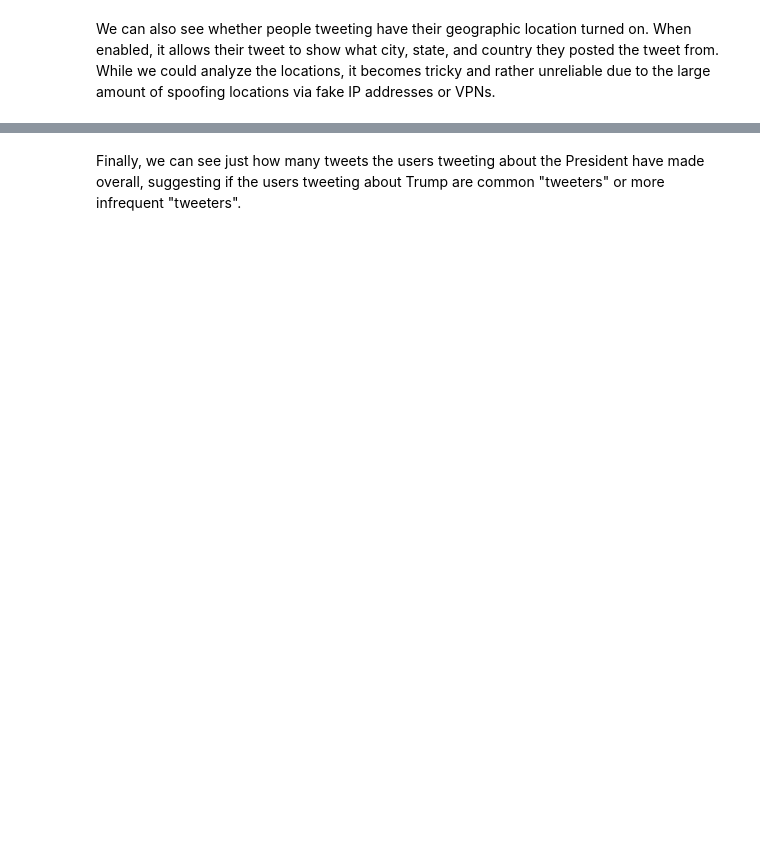
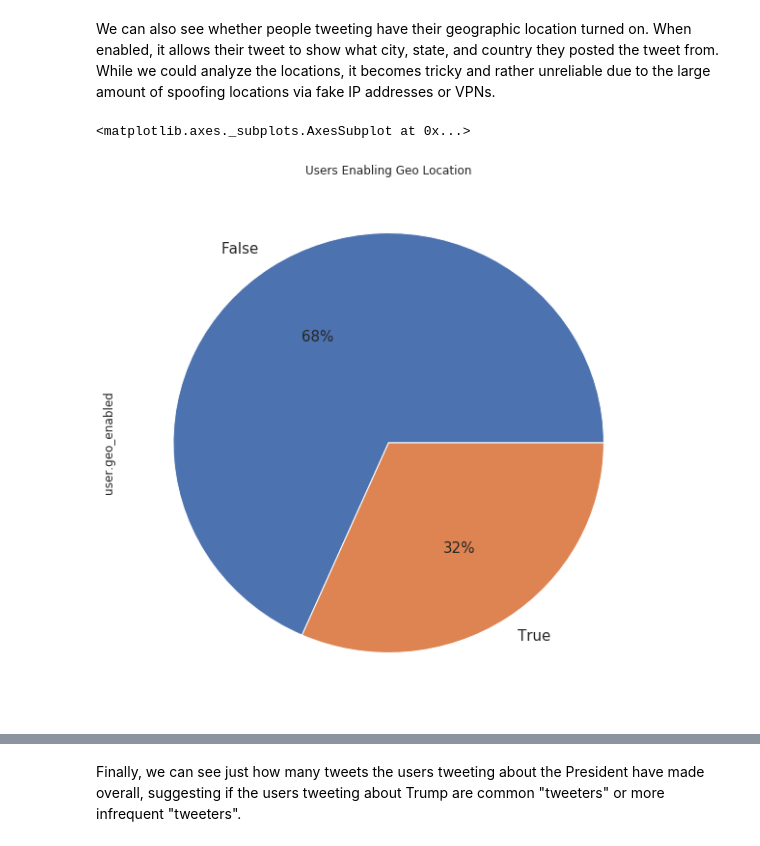
Before and after one commit to CS-UCR/final-project-hulk, a Jupyter notebook: DataCleaning.ipynb, the cells around one changed output, grey strips where cells are left out. Cells and saved outputs as stored; diff of their text form; code cells hidden in the pictures; blank space fills up the shorter version.

```diff
--- a/DataCleaning.ipynb
+++ b/DataCleaning.ipynb
@@ -178,5 +246,7 @@ jsonData['lang'].value_counts().plot.pie(fontsize = 15, title= "Languages Used",
 # %% [markdown]
 We can also see whether people tweeting have their geographic location turned on. When enabled, it allows their tweet to show what city, state, and country they posted the tweet from. While we could analyze the locations, it becomes tricky and rather unreliable due to the large amount of spoofing locations via fake IP addresses or VPNs.
 # %%
-#TODO: Jason can you get the geographic location and build it as a pie chart?
-jsonData['user.geo'].value_counts().plot.pie(fontsize = 15, title= "Users Enabling Geo Location", figsize = (10,10), autopct = '%1.0f%%')
+jsonData['user.geo_enabled'].value_counts().plot.pie(fontsize = 15, title= "Users Enabling Geo Location", figsize = (10,10), autopct = '%1.0f%%')
+# %% [output]
+<matplotlib.axes._subplots.AxesSubplot at 0x...>
+[figure, added]
```
Also changed, not shown: parts of 35 cells of this notebook.
